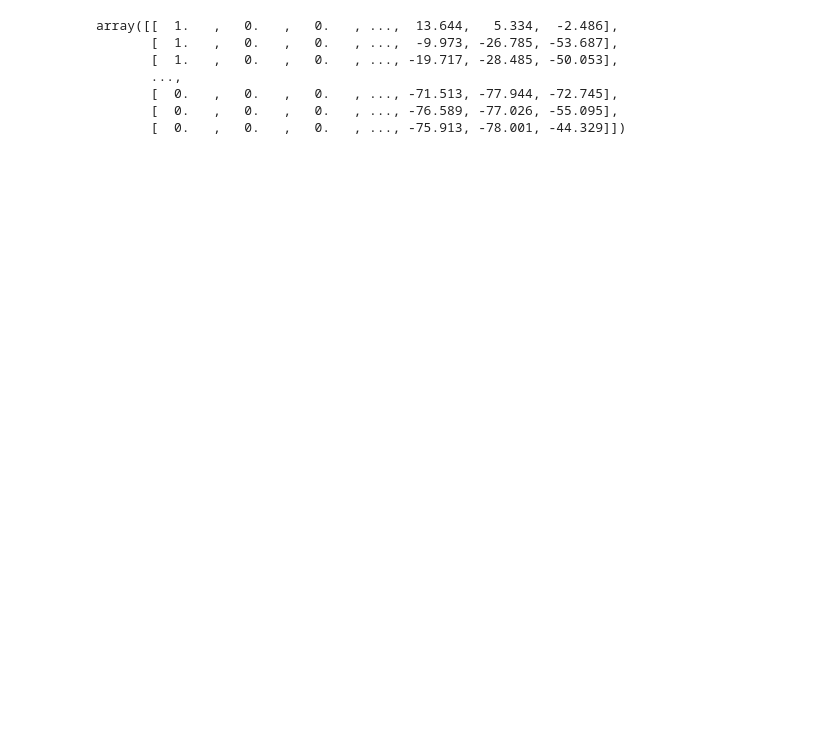
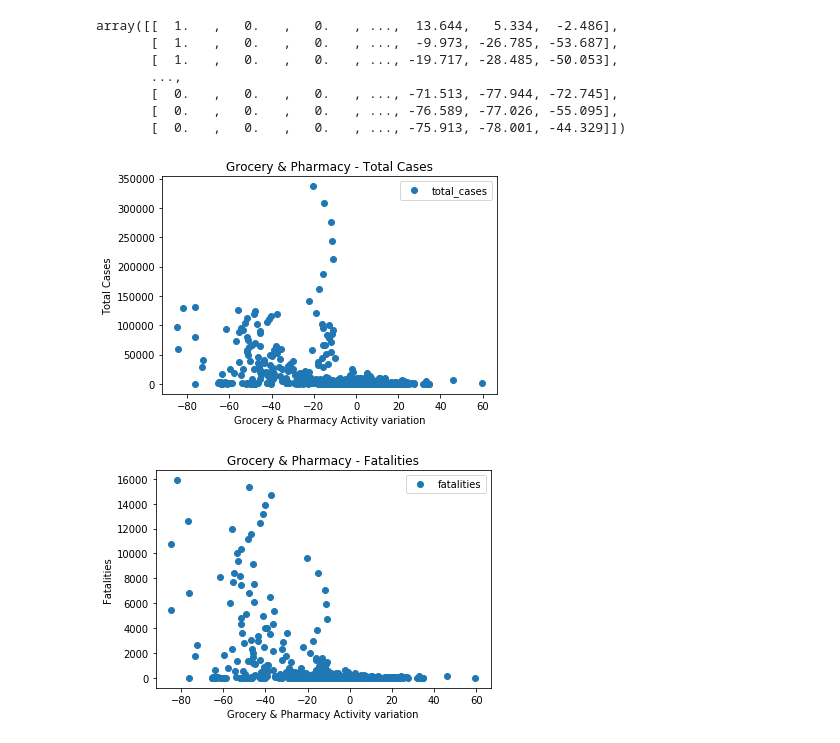
Before and after one commit to leonormsousa/IART_1920, a Jupyter notebook: Proj2/proj.ipynb, the cells around one changed output. Cells and saved outputs as stored; diff of their text form; code cells hidden in the pictures; blank space fills up the shorter version.

```diff
--- a/Proj2/proj.ipynb
+++ b/Proj2/proj.ipynb
@@ -64,0 +77,17 @@ array([[  1.   ,   0.   ,   0.   , ...,  13.644,   5.334,  -2.486],
+# %%
+# show data regarding pharmacy vs Cases
+data.plot(x='grocery_pharmacy', y='total_cases', style='o')
+plt.title('Grocery & Pharmacy - Total Cases')
+plt.xlabel('Grocery & Pharmacy Activity variation')
+plt.ylabel('Total Cases')
+plt.show()
+
+# show data regarding pharmacy vs Deaths
+data.plot(x='grocery_pharmacy', y='fatalities', style='o')
+plt.title('Grocery & Pharmacy - Fatalities')
+plt.xlabel('Grocery & Pharmacy Activity variation')
+plt.ylabel('Fatalities')
+plt.show()
+# %% [output]
+[figure, added]
+[figure, added]
```
Also changed, not shown: parts of 28 cells of this notebook.
